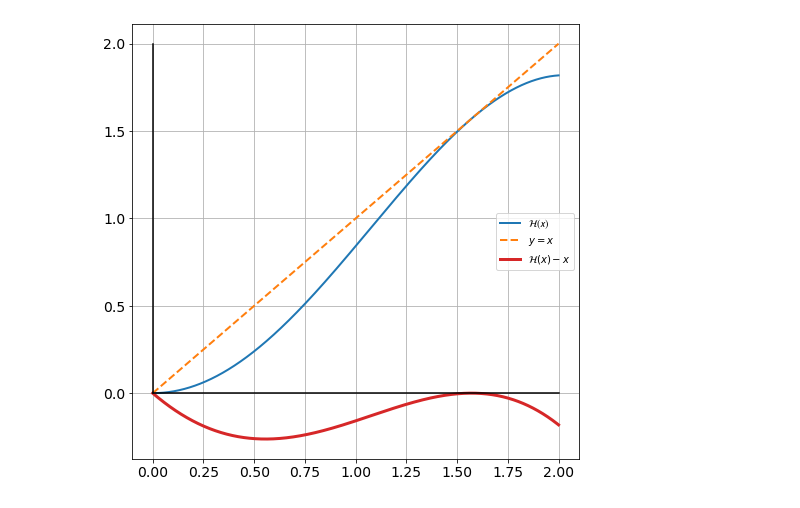
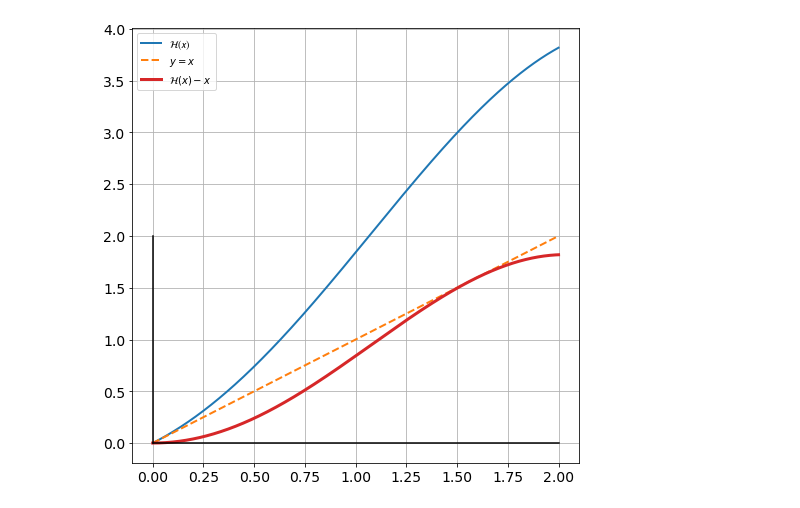
Before and after one commit to SHlee-TDA/Paper-Reviews, a Jupyter notebook: Deep_Residual_Learning_for_Image_Recognition/residual.ipynb, the cells around one changed output. Drawn from its saved outputs; the diff is of its cells as text; code cells hidden in the pictures.

```diff
--- a/Deep_Residual_Learning_for_Image_Recognition/residual.ipynb
+++ b/Deep_Residual_Learning_for_Image_Recognition/residual.ipynb
@@ -9,19 +11,25 @@ colors = list(mcolors.TABLEAU_COLORS.values())
 # %%
 def hypo(x):
-    return x*np.sin(x)
+    return x*np.sin(x) + x
 
 x = np.linspace(0,2,1000)
 h = hypo(x)
+h_res = h - x
+
+
+
+
+
 plt.figure(figsize = (8,8))
 plt.plot(x,h, label = '$\mathcal{H(x)}$', color = colors[0], linewidth = 2)
 plt.plot(x,x, label = '$y=x$', linestyle = '--', color = colors[1], linewidth = 2)
-plt.plot(x,h-x, label = '$\mathcal{H}(x) - x$' , linewidth = 3, color = colors[3])
+plt.plot(x,h_res, label = '$\mathcal{H}(x) - x$' , linewidth = 3, color = colors[3])
 plt.plot(x,x*0, '-k')
 plt.plot(x*0,x , '-k')
 plt.xticks(fontsize = 14)
 plt.yticks(fontsize = 14)
 plt.grid()
 plt.legend()
-plt.savefig('Residual.pdf')
+plt.savefig('Residual01.png')
 # %% [output]
-[figure, old version]
+[figure, new version]
```
Also changed, not shown: parts of 6 cells of this notebook, 4 other files.
